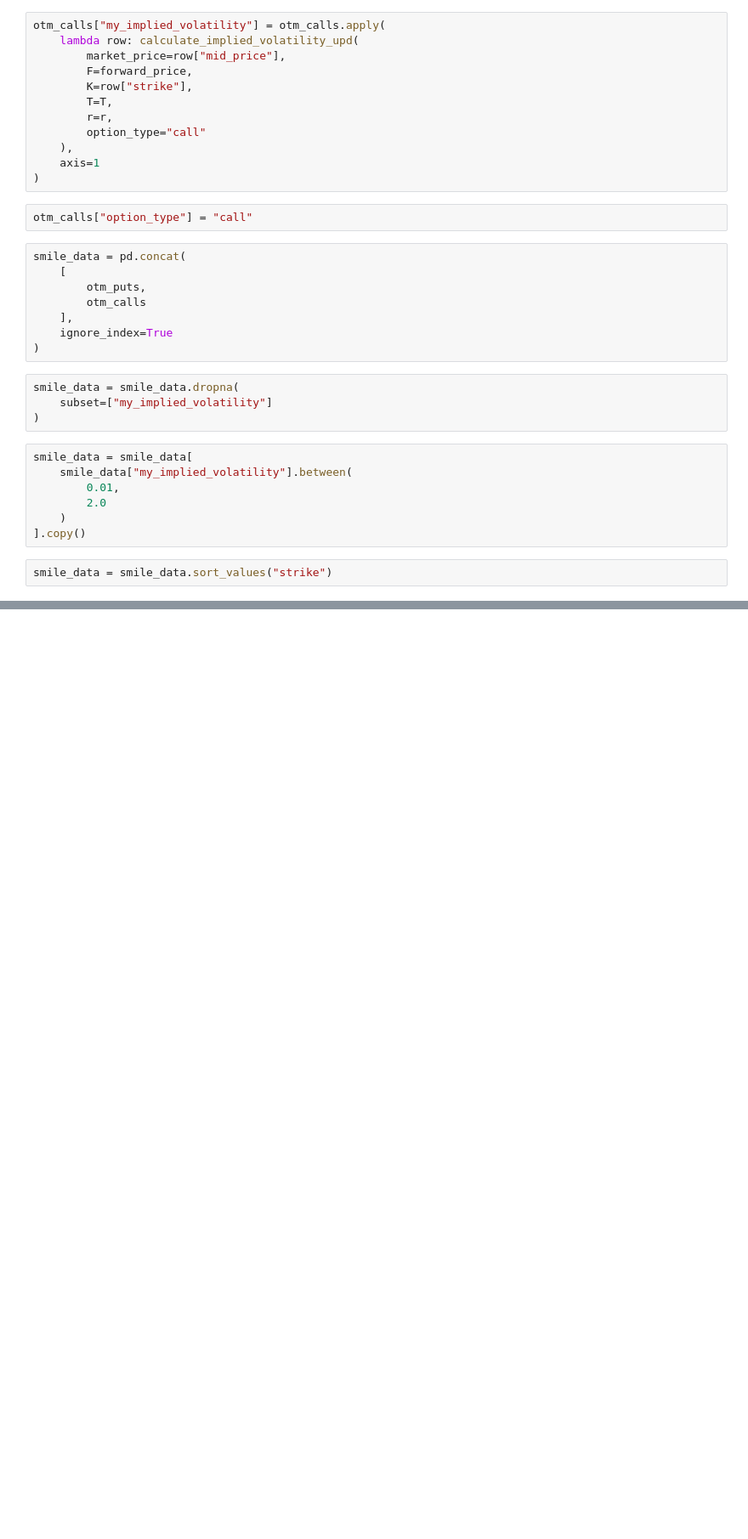
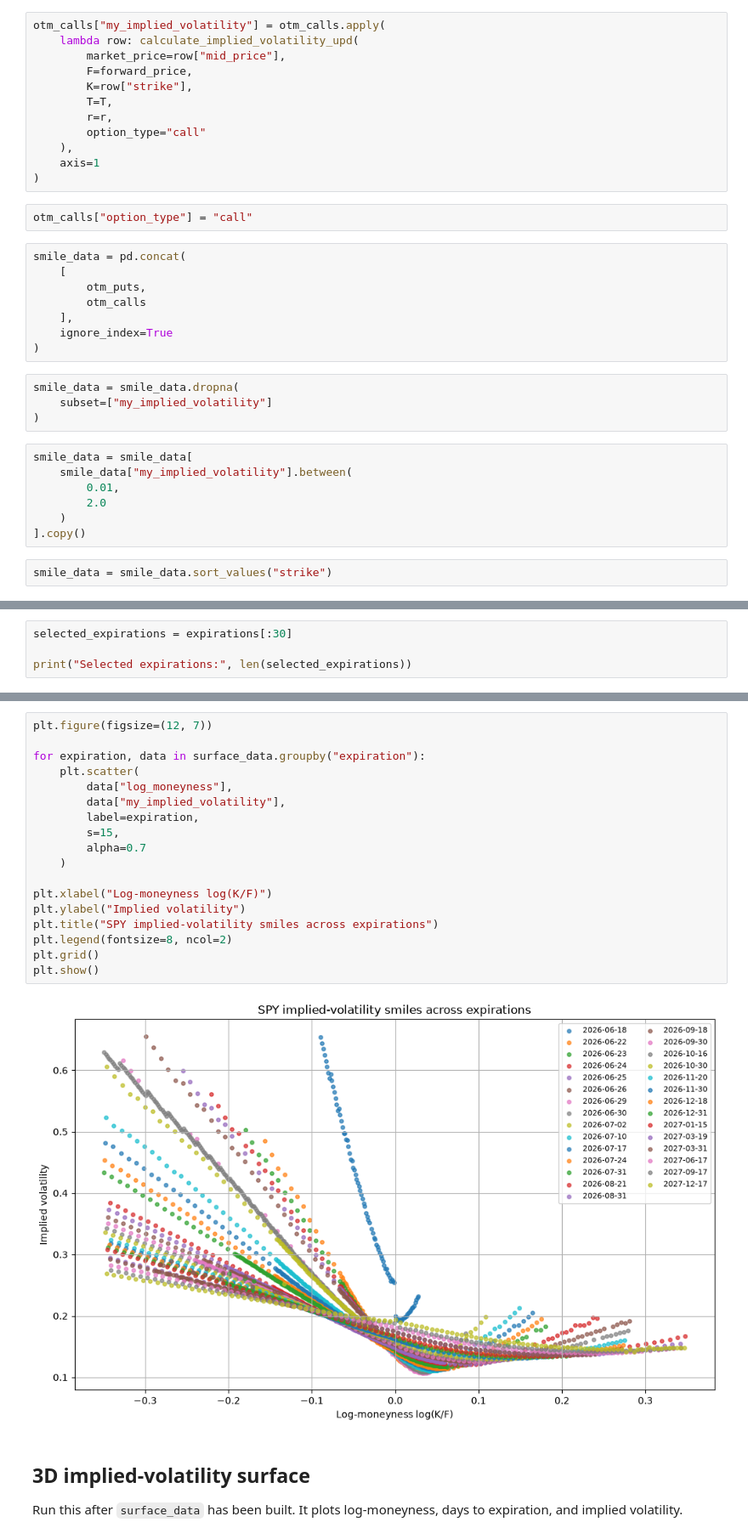
Before and after one commit to dmitrybudreyka/Quant_finance_nootebooks, a Jupyter notebook: implied_volatility_surface_project/estimation_of_an_OTC_opt.ipynb, the cells around one changed output, grey strips where cells are left out. Shown at 85% size. Cells and saved outputs as stored; diff of their text form; blank space fills up the shorter version.

Commit message:
added 3d visualisation

```diff
--- a/implied_volatility_surface_project/estimation_of_an_OTC_opt.ipynb
+++ b/implied_volatility_surface_project/estimation_of_an_OTC_opt.ipynb
@@ -727,0 +773,4 @@ plt.show()
+# %%
+selected_expirations = expirations[:30]
+
+print("Selected expirations:", len(selected_expirations))
@@ -727,0 +988,24 @@ plt.show()
+# %%
+plt.figure(figsize=(12, 7))
+
+for expiration, data in surface_data.groupby("expiration"):
+    plt.scatter(
+        data["log_moneyness"],
+        data["my_implied_volatility"],
+        label=expiration,
+        s=15,
+        alpha=0.7
+    )
+
+plt.xlabel("Log-moneyness log(K/F)")
+plt.ylabel("Implied volatility")
+plt.title("SPY implied-volatility smiles across expirations")
+plt.legend(fontsize=8, ncol=2)
+plt.grid()
+plt.show()
+# %% [output]
+[figure, added]
+# %% [markdown]
+## 3D implied-volatility surface
+
+Run this after `surface_data` has been built. It plots log-moneyness, days to expiration, and implied volatility.
```
Also changed, not shown: parts of 31 cells of this notebook.
